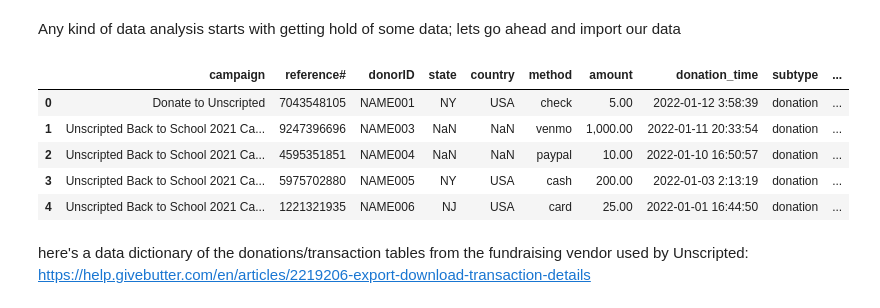
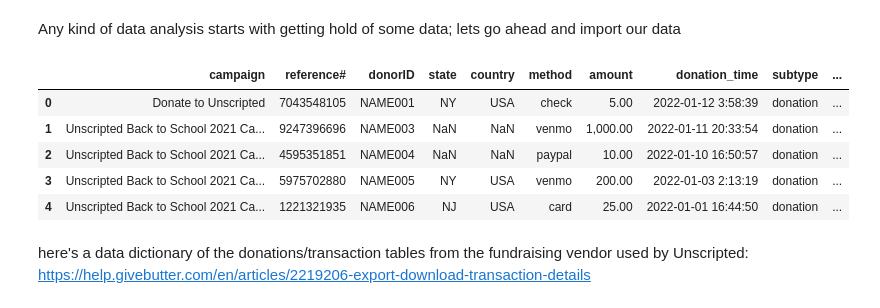
Before and after one commit to wcrowley342/Donordata, a Jupyter notebook: Donation_Data_Analysis.ipynb, the cells around one changed output. Saved outputs shown, nothing was run; the diff lists cells and outputs as text; code cells hidden in the pictures.

```diff
--- a/Donation_Data_Analysis.ipynb
+++ b/Donation_Data_Analysis.ipynb
@@ -7,25 +7,25 @@ Any kind of data analysis starts with getting hold of some data; lets go ahead a
 # %%
 #import necessary packages
 import pandas as pd
 import numpy as np
 import seaborn as sns
 import matplotlib.pyplot as plt
 
 #use FiveThirtyEight Style
 import matplotlib.style as style
 #plt.style.use('fivethirtyeight')
 
 #import data
-donations = pd.read_csv('https://raw.githubusercontent.com/wcrowley342/Donordata/main/Donation%20data%20unscripted%20(V6%20cleaned%20anonymous)%20-%20transactions-2022-02-16-641663456.csv')
+donations = pd.read_csv('https://raw.githubusercontent.com/wcrowley342/Donordata/main/Copy%20of%20Donation%20data%20unscripted%20(V7%20cleaned%20anonymous)%20-%20transactions-2022-02-16-641663456.csv')
 
 #preview/inspect data
 donations.head()
 # %% [output]
 |  | campaign | reference# | donorID | state | country | method | amount | donation_time | subtype | ... |
 | 0 | Donate to Unscripted | 7043548105 | NAME001 | NY | USA | check | 5.00 | 2022-01-12 3:58:39 | donation | ... |
 | 1 | Unscripted Back to School 2021 Ca... | 9247396696 | NAME003 | NaN | NaN | venmo | 1,000.00 | 2022-01-11 20:33:54 | donation | ... |
 | 2 | Unscripted Back to School 2021 Ca... | 4595351851 | NAME004 | NaN | NaN | paypal | 10.00 | 2022-01-10 16:50:57 | donation | ... |
-| 3 | Unscripted Back to School 2021 Ca... | 5975702880 | NAME005 | NY | USA | cash | 200.00 | 2022-01-03 2:13:19 | donation | ... |
+| 3 | Unscripted Back to School 2021 Ca... | 5975702880 | NAME005 | NY | USA | venmo | 200.00 | 2022-01-03 2:13:19 | donation | ... |
 | 4 | Unscripted Back to School 2021 Ca... | 1221321935 | NAME006 | NJ | USA | card | 25.00 | 2022-01-01 16:44:50 | donation | ... |
 # %% [markdown]
 here's a data dictionary of the donations/transaction tables from the fundraising vendor used by Unscripted: https://help.givebutter.com/en/articles/2219206-export-download-transaction-details
```
Also changed, not shown: parts of 11 cells of this notebook.
